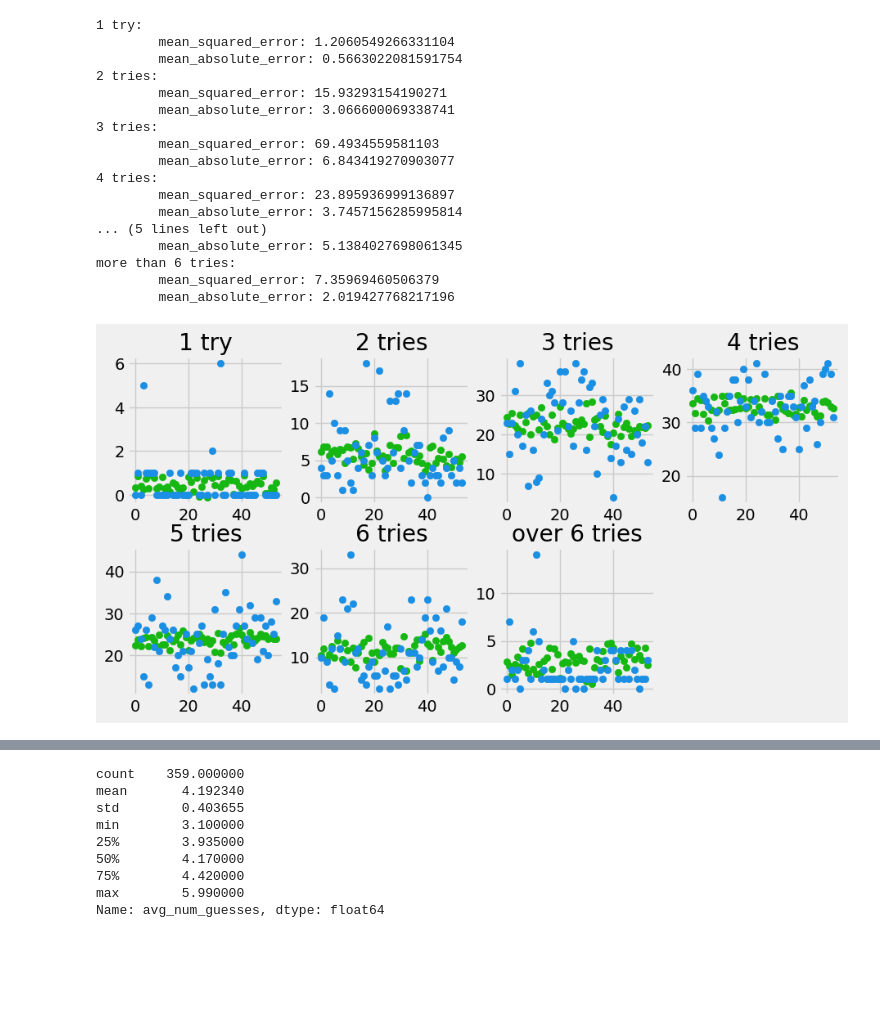
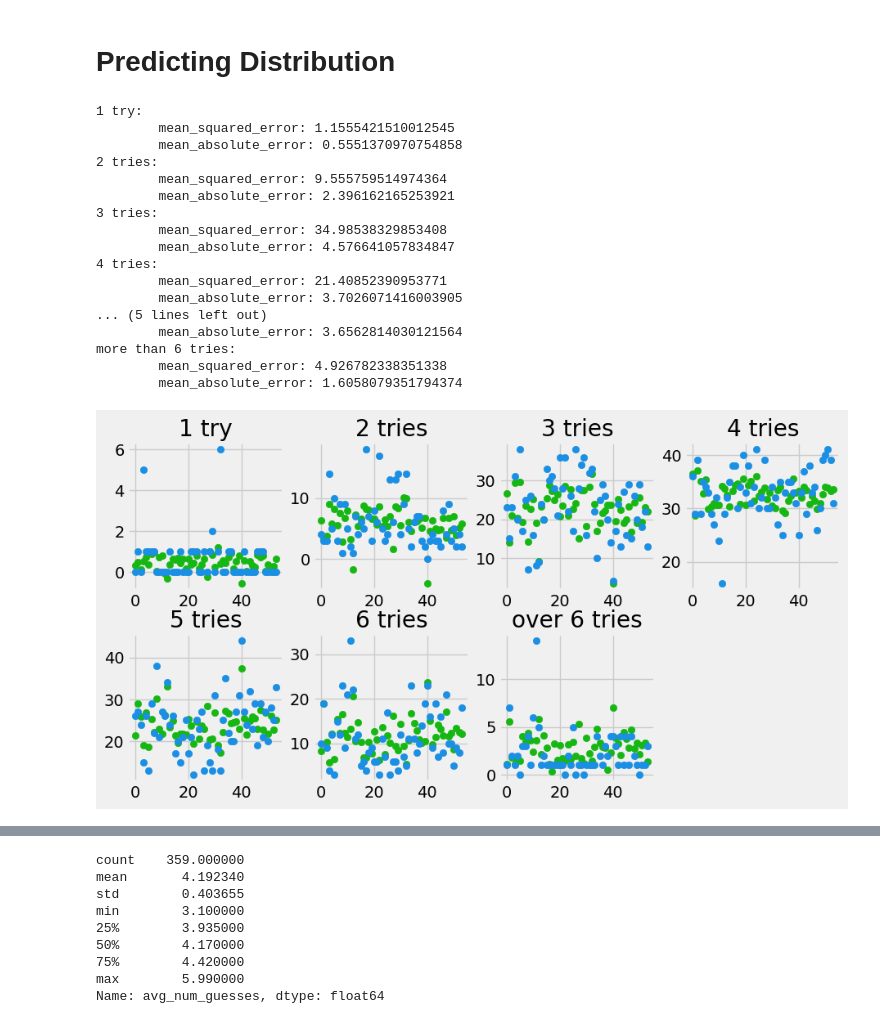
Before and after one commit to carlostbello/COMAP2023, a Jupyter notebook: src/regression.ipynb, the cells around one changed output, grey strips where cells are left out. Drawn from its saved outputs; the diff is of its cells as text; code cells hidden in the pictures; blank space fills up the shorter version.

```diff
--- a/src/regression.ipynb
+++ b/src/regression.ipynb
@@ -102,5 +96,7 @@ def plot_results():
+# %% [markdown]
+# Predicting Distribution
 # %%
-X = df[['contest_num','letter1_int','letter2_int','letter3_int','letter4_int','letter5_int']]
+X = df[['contest_num','letter1_int','letter2_int','letter3_int','letter4_int','day_of_week','letter5_int','vowels','repeats']]
 y = df[['in1','in2','in3','in4','in5','in6','over6']]
 
 X_train, X_test, y_train, y_test = train_test_split(X,y,test_size=0.15,random_state=42)
@@ -115,43 +111,43 @@ preds2 = model.predict(X_test)
 
 model=LinearRegression()
 model.fit(X_train,y_train.in3)
 preds3 = model.predict(X_test)
 
 model=LinearRegression()
 model.fit(X_train,y_train.in4)
 preds4 = model.predict(X_test)
 
 model=LinearRegression()
 model.fit(X_train,y_train.in5)
 preds5 = model.predict(X_test)
 
 model=LinearRegression()
 model.fit(X_train,y_train.in6)
 preds6 = model.predict(X_test)
 
 model=LinearRegression()
 model.fit(X_train,y_train.over6)
 preds7 = model.predict(X_test)
 
 print_errors()
 plot_results()
 # %% [output]
 1 try:
-        mean_squared_error: 1.2060549266331104
-        mean_absolute_error: 0.5663022081591754
+        mean_squared_error: 1.1555421510012545
+        mean_absolute_error: 0.5551370970754858
 2 tries:
-        mean_squared_error: 15.93293154190271
-        mean_absolute_error: 3.066600069338741
+        mean_squared_error: 9.555759514974364
+        mean_absolute_error: 2.396162165253921
 3 tries:
-        mean_squared_error: 69.4934559581103
-        mean_absolute_error: 6.843419270903077
+        mean_squared_error: 34.98538329853408
+        mean_absolute_error: 4.576641057834847
 4 tries:
-        mean_squared_error: 23.895936999136897
-        mean_absolute_error: 3.7457156285995814
+        mean_squared_error: 21.40852390953771
+        mean_absolute_error: 3.7026071416003905
 ... (5 lines left out)
-        mean_absolute_error: 5.1384027698061345
+        mean_absolute_error: 3.6562814030121564
 more than 6 tries:
-        mean_squared_error: 7.35969460506379
-        mean_absolute_error: 2.019427768217196
+        mean_squared_error: 4.926782338351338
+        mean_absolute_error: 1.6058079351794374
-[figure, old version]
+[figure, new version]
 # %%
```
Also changed, not shown: parts of 18 cells of this notebook, 6 other files.
